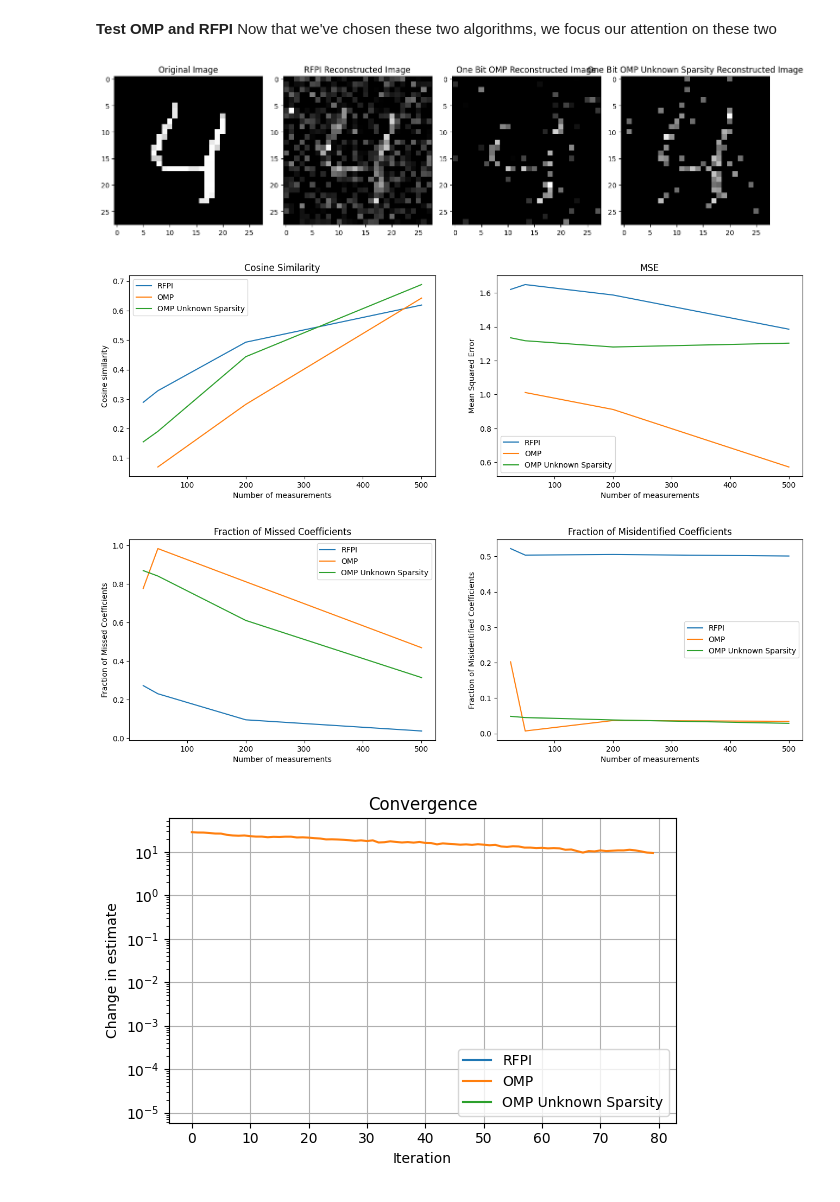
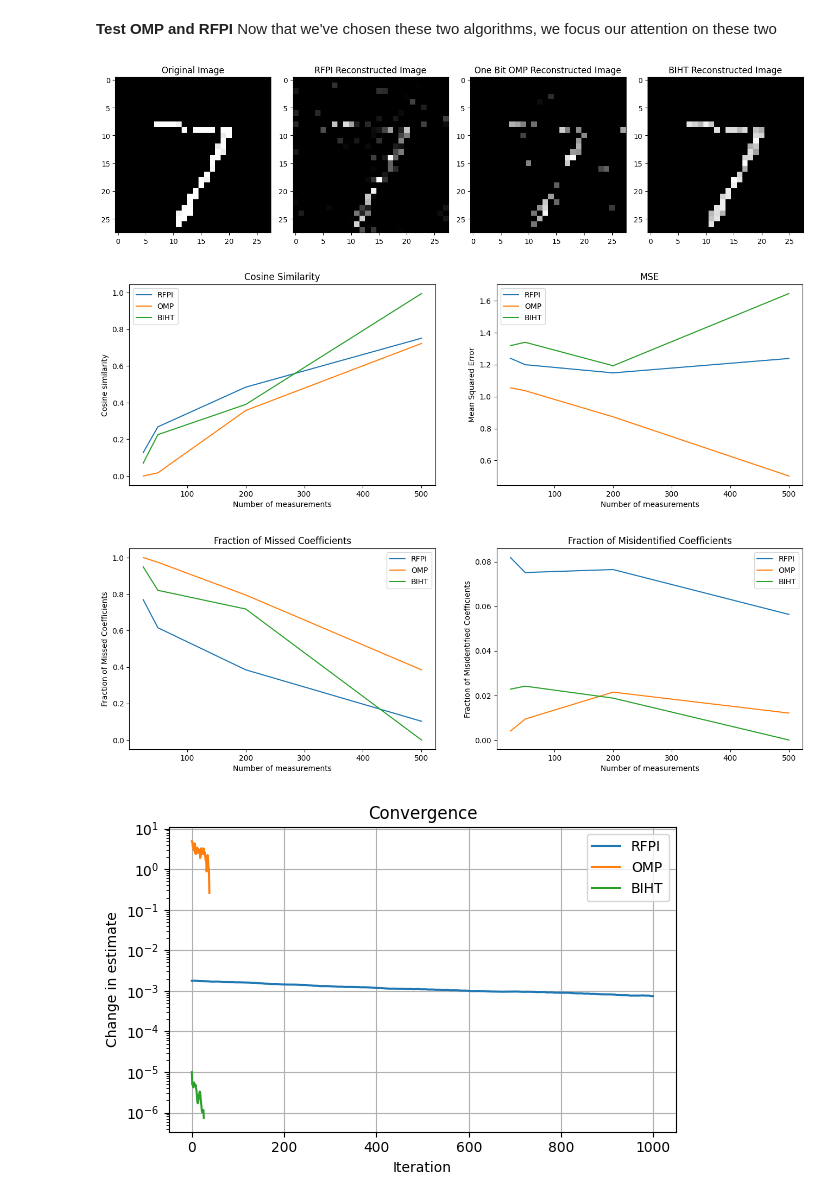
Before and after one commit to josephine-king/EE4740_ImageCompression, a Jupyter notebook: image_compression.ipynb, the cells around one changed output. Drawn from its saved outputs; the diff is of its cells as text; code cells hidden in the pictures.

```diff
--- a/image_compression.ipynb
+++ b/image_compression.ipynb
@@ -126,9 +126,6 @@ def calculate_misidentified_coefficients(original_data, est_data):
     mis_ided_coefficients = mis_ided_coefficients/np.count_nonzero(original_data == 0)
     return mis_ided_coefficients
 
-def calculate_missed_coefficients(original_data, est_data):
-    return (calculate_missed_coefficients(original_data, est_data) + calculate_misidentified_coefficients(original_data, est_data))
-
 def calculate_cosine_similarity(original_data, est_data):
     return (original_data.T @ est_data) / (np.linalg.norm(original_data) * np.linalg.norm(est_data))
 
@@ -201,7 +205,7 @@ def rfpi(meas_matrix, measurement, step_size, lamda, threshold, max_iter):
 # %% [markdown]
 **ONE BIT OMP**
 # %%
-def one_bit_omp(meas_matrix, measurement, sparsity, max_iter=None, known_sparsity=True):
+def one_bit_omp(meas_matrix, measurement, sparsity, threshold, max_iter=None, known_sparsity=True):
     m, n = meas_matrix.shape
     if max_iter is None:
         max_iter = sparsity
@@ -214,6 +218,7 @@ def one_bit_omp(meas_matrix, measurement, sparsity, max_iter=None, known_sparsit
     convergence = []
 
     for it in range(max_iter):
+        last_estimate = estimate
         if len(support) >= sparsity:
             break
 
@@ -240,9 +245,11 @@ def one_bit_omp(meas_matrix, measurement, sparsity, max_iter=None, known_sparsit
         # Compute residual and convergence metric
         residual = measurement - np.sign(meas_matrix @ estimate)
         res_norm = np.linalg.norm(residual)
-        convergence.append(res_norm)
 
-        if np.all(residual == 0):
+        delta = np.linalg.norm(estimate - last_estimate)
+        convergence.append(delta)
+
+        if (delta <= threshold):
             break
 
     return estimate, convergence
@@ -335,12 +342,15 @@ def test_algo(algo, num_images, sparse_data, measurement_dims, step_size, lamda,
             meas_matrix = make_meas_matrix(m,784)
             measurement = np.reshape(get_measurements(curr_data, meas_matrix), (m,1))
 
+            if (known_sparsity == True):
+                sparsity = np.count_nonzero(curr_data != 0)
+
             if (algo == "rfpi"):
                 estimate, convergence = rfpi(meas_matrix, measurement, step_size, lamda, threshold, max_iter)
             elif (algo == "biht"):
-                estimate, convergence = biht(meas_matrix, measurement, lamda, step_size, sparsity, threshold, max_iter)
+                estimate, convergence = biht(meas_matrix, measurement, lamda, step_size, sparsity, threshold, max_iter, known_sparsity)
             elif (algo=='one_bit_omp'):
-                estimate, convergence=one_bit_omp(meas_matrix, measurement.flatten(), sparsity, max_iter, known_sparsity)
+                estimate, convergence=one_bit_omp(meas_matrix, measurement.flatten(), sparsity, threshold, max_iter, known_sparsity)
             elif(algo=='msp'):
                 estimate, convergence=msp(meas_matrix, measurement.flatten(), sparsity, max_iter)
             elif(algo=='inbuilt_solver'):
@@ -444,64 +440,64 @@ plt.show()
 **Test OMP and RFPI** Now that we've chosen these two algorithms, we focus our attention on these two
 # %%
 meas_matrix_dims = [25, 50, 200, 500]
-num_img = 10
+num_img = 1
 data = import_mnist_data(num_img)
-sparse_data = sparsify_data(data, 200)
+sparse_data = sparsify_data(data, 230)
 
-cosine_sim_omp, mses_omp, missed_coeffs_omp, misided_coeffs_omp, curr_data, estimate_omp, convergence_omp = test_algo("one_bit_omp", num_img, sparse_data, meas_matrix_dims, 1e-5, 0.1, 80, True, 1e-3, 1000)
-cosine_sim_omp_us, mses_omp_us, missed_coeffs_omp_us, misided_coeffs_omp_us, curr_data, estimate_omp_us, convergence_omp_us = test_algo("one_bit_omp", num_img, sparse_data, meas_matrix_dims, 1e-5, 0.1, 20, False, 1e-3, 1000)
-cosine_sim_rfpi, mses_rfpi, missed_coeffs_rfpi, misided_coeffs_rfpi, curr_data, estimate_rfpi, convergence_rfpi = test_algo("rfpi", num_img, sparse_data, meas_matrix_dims, 1e-5, 0.1, 0, False, 1e-5, 10000)
+cosine_sim_omp, mses_omp, missed_coeffs_omp, misided_coeffs_omp, curr_data, estimate_omp, convergence_omp = test_algo("one_bit_omp", num_img, sparse_data, meas_matrix_dims, 1e-5, 0.1, 80, True, 1e-6, 1000)
+cosine_sim_biht, mses_biht, missed_coeffs_biht, misided_coeffs_biht, curr_data, estimate_biht, convergence_biht = test_algo("biht", num_img, sparse_data, meas_matrix_dims, 1e-5, 0.1, 80, True, 1e-6, 1000)
+cosine_sim_rfpi, mses_rfpi, missed_coeffs_rfpi, misided_coeffs_rfpi, curr_data, estimate_rfpi, convergence_rfpi = test_algo("rfpi", num_img, sparse_data, meas_matrix_dims, 1e-5, 0.1, 0, False, 1e-4, 1000)
 
-plot_algos([curr_data, estimate_rfpi, estimate_omp, estimate_omp_us], ["Original Image", "RFPI Reconstructed Image", "One Bit OMP Reconstructed Image", "One Bit OMP Unknown Sparsity Reconstructed Image"])
+plot_algos([curr_data, estimate_rfpi, estimate_omp, estimate_biht], ["Original Image", "RFPI Reconstructed Image", "One Bit OMP Reconstructed Image", "BIHT Reconstructed Image"])
 
 fig, axs = plt.subplots(1, 2)
 fig.set_figwidth(16)
 axs[0].plot(meas_matrix_dims, cosine_sim_rfpi)
 axs[0].plot(meas_matrix_dims,cosine_sim_omp)
-axs[0].plot(meas_matrix_dims,cosine_sim_omp_us)
+axs[0].plot(meas_matrix_dims,cosine_sim_biht)
 axs[0].set_title("Cosine Similarity")
 axs[0].set_xlabel("Number of measurements")
 axs[0].set_ylabel("Cosine similarity")
-axs[0].legend(["RFPI","OMP","OMP Unknown Sparsity"])
+axs[0].legend(["RFPI","OMP","BIHT"])
 axs[1].plot(meas_matrix_dims, mses_rfpi)
 axs[1].plot(meas_matrix_dims,mses_omp)
-axs[1].plot(meas_matrix_dims,mses_omp_us)
+axs[1].plot(meas_matrix_dims,mses_biht)
 axs[1].set_title("MSE")
 axs[1].set_xlabel("Number of measurements")
 axs[1].set_ylabel("Mean Squared Error")
-axs[1].legend(["RFPI","OMP","OMP Unknown Sparsity"])
+axs[1].legend(["RFPI","OMP","BIHT"])
 
 fig, axs = plt.subplots(1, 2)
 fig.set_figwidth(16)
 axs[0].plot(meas_matrix_dims, missed_coeffs_rfpi)
 axs[0].plot(meas_matrix_dims, missed_coeffs_omp)
-axs[0].plot(meas_matrix_dims, missed_coeffs_omp_us)
+axs[0].plot(meas_matrix_dims, missed_coeffs_biht)
 axs[0].set_title("Fraction of Missed Coefficients")
 axs[0].set_xlabel("Number of measurements")
 axs[0].set_ylabel("Fraction of Missed Coefficients")
-axs[0].legend(["RFPI","OMP","OMP Unknown Sparsity"])
+axs[0].legend(["RFPI","OMP","BIHT"])
 axs[1].plot(meas_matrix_dims, misided_coeffs_rfpi)
 axs[1].plot(meas_matrix_dims, misided_coeffs_omp)
-axs[1].plot(meas_matrix_dims, misided_coeffs_omp_us)
+axs[1].plot(meas_matrix_dims, misided_coeffs_biht)
 axs[1].set_title("Fraction of Misidentified Coefficients")
 axs[1].set_xlabel("Number of measurements")
 axs[1].set_ylabel("Fraction of Misidentified Coefficients")
-axs[1].legend(["RFPI","OMP","OMP Unknown Sparsity"])
+axs[1].legend(["RFPI","OMP","BIHT"])
 plt.show()
 
 plt.figure(figsize=(6, 4))
 plt.semilogy(convergence_rfpi)
 plt.semilogy(convergence_omp)
-plt.semilogy(convergence_omp_us)
+plt.semilogy(convergence_biht)
 plt.xlabel("Iteration")
 plt.ylabel("Change in estimate")
 plt.title("Convergence")
-plt.legend(["RFPI","OMP","OMP Unknown Sparsity"])
+plt.legend(["RFPI","OMP","BIHT"])
 plt.grid(True)
 plt.tight_layout()
 plt.show()
 # %% [output]
-[figure, old version]
+[figure, new version]
-[figure, old version]
+[figure, new version]
-[figure, old version]
+[figure, new version]
-[figure, old version]
+[figure, new version]
```
Also changed, not shown: parts of 5 cells of this notebook.
